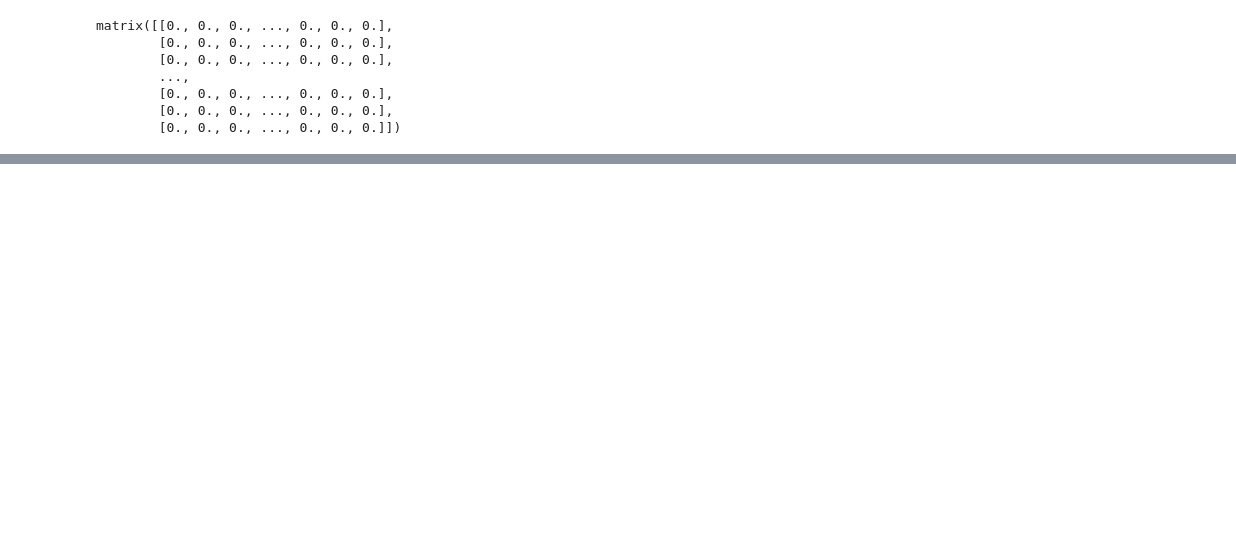
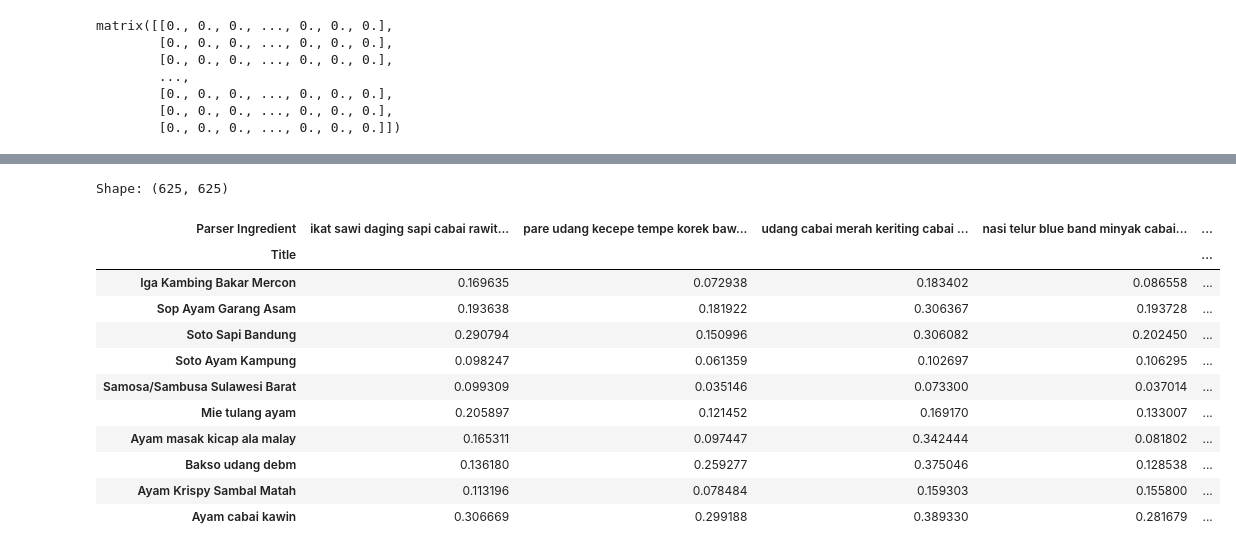
Before and after one commit to I0719031/Bangkit-Capstone-PC628, a Jupyter notebook: Preprocessing.ipynb, the cells around one changed output, grey strips where cells are left out. Drawn from its saved outputs; the diff is of its cells as text; code cells hidden in the pictures; blank space fills up the shorter version.

```diff
--- a/Preprocessing.ipynb
+++ b/Preprocessing.ipynb
@@ -361 +365,22 @@ array([[1.        , 0.22774293, 0.19652503, ..., 0.12485669, 0.1171503 ,
         1.        ]])
+# %%
+# Membuat dataframe dari variabel title dengan baris dan kolom berupa parse ingredients
+cosine_sim_df = pd.DataFrame(cosine_sim, index=df['Title'], columns=df['Parser Ingredient'])
+print('Shape:', cosine_sim_df.shape)
+
+# Melihat similarity matrix
+cosine_sim_df.sample(5, axis=1).sample(10, axis=0)
+# %% [output]
+Shape: (625, 625)
+| Parser Ingredient | ikat sawi daging sapi cabai rawit... | pare udang kecepe tempe korek baw... | udang cabai merah keriting cabai ... | nasi telur blue band minyak cabai... | ... |
+| Title |  |  |  |  | ... |
+| Iga Kambing Bakar Mercon | 0.169635 | 0.072938 | 0.183402 | 0.086558 | ... |
+| Sop Ayam Garang Asam | 0.193638 | 0.181922 | 0.306367 | 0.193728 | ... |
+| Soto Sapi Bandung | 0.290794 | 0.150996 | 0.306082 | 0.202450 | ... |
+| Soto Ayam Kampung | 0.098247 | 0.061359 | 0.102697 | 0.106295 | ... |
+| Samosa/Sambusa Sulawesi Barat | 0.099309 | 0.035146 | 0.073300 | 0.037014 | ... |
+| Mie tulang ayam | 0.205897 | 0.121452 | 0.169170 | 0.133007 | ... |
+| Ayam masak kicap ala malay | 0.165311 | 0.097447 | 0.342444 | 0.081802 | ... |
+| Bakso udang debm | 0.136180 | 0.259277 | 0.375046 | 0.128538 | ... |
+| Ayam Krispy Sambal Matah | 0.113196 | 0.078484 | 0.159303 | 0.155800 | ... |
+| Ayam cabai kawin | 0.306669 | 0.299188 | 0.389330 | 0.281679 | ... |
```
Also changed, not shown: parts of 11 cells of this notebook, 5 other files.
